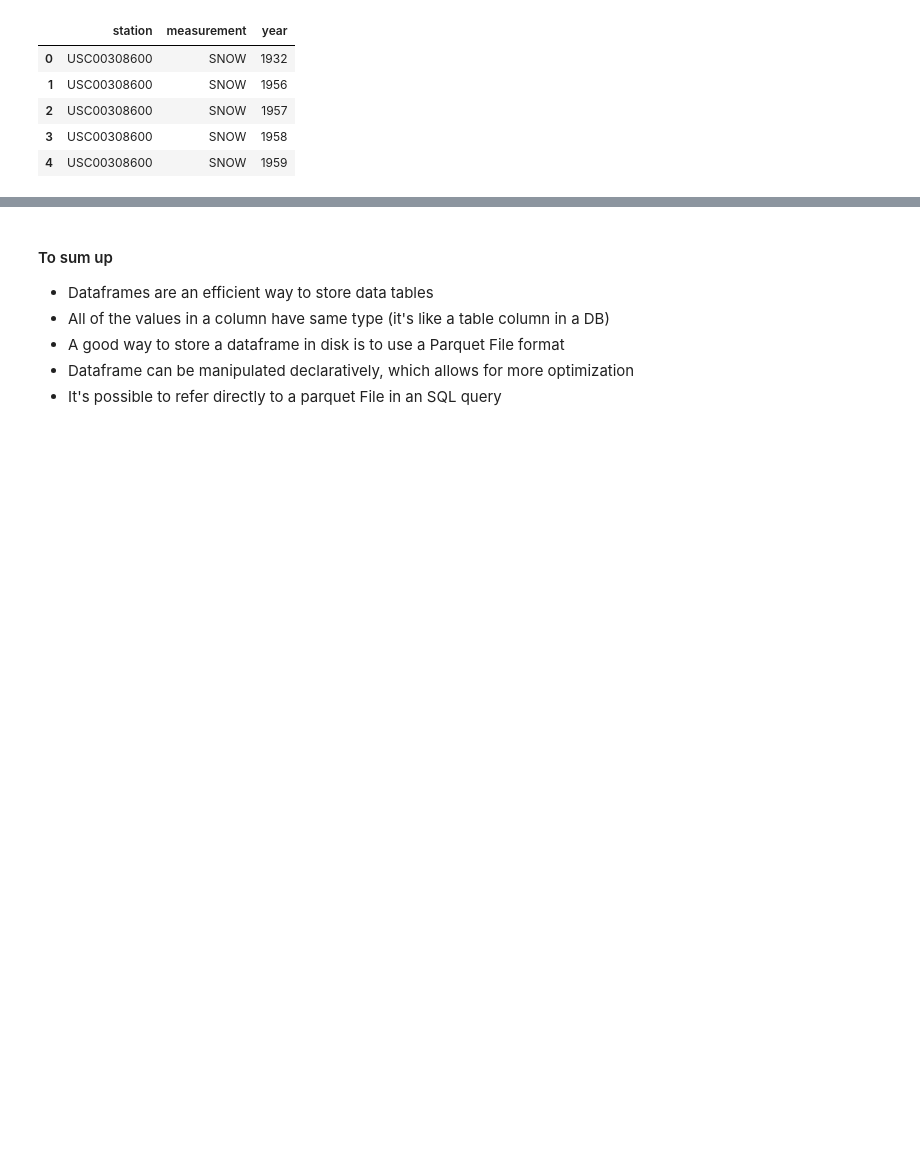
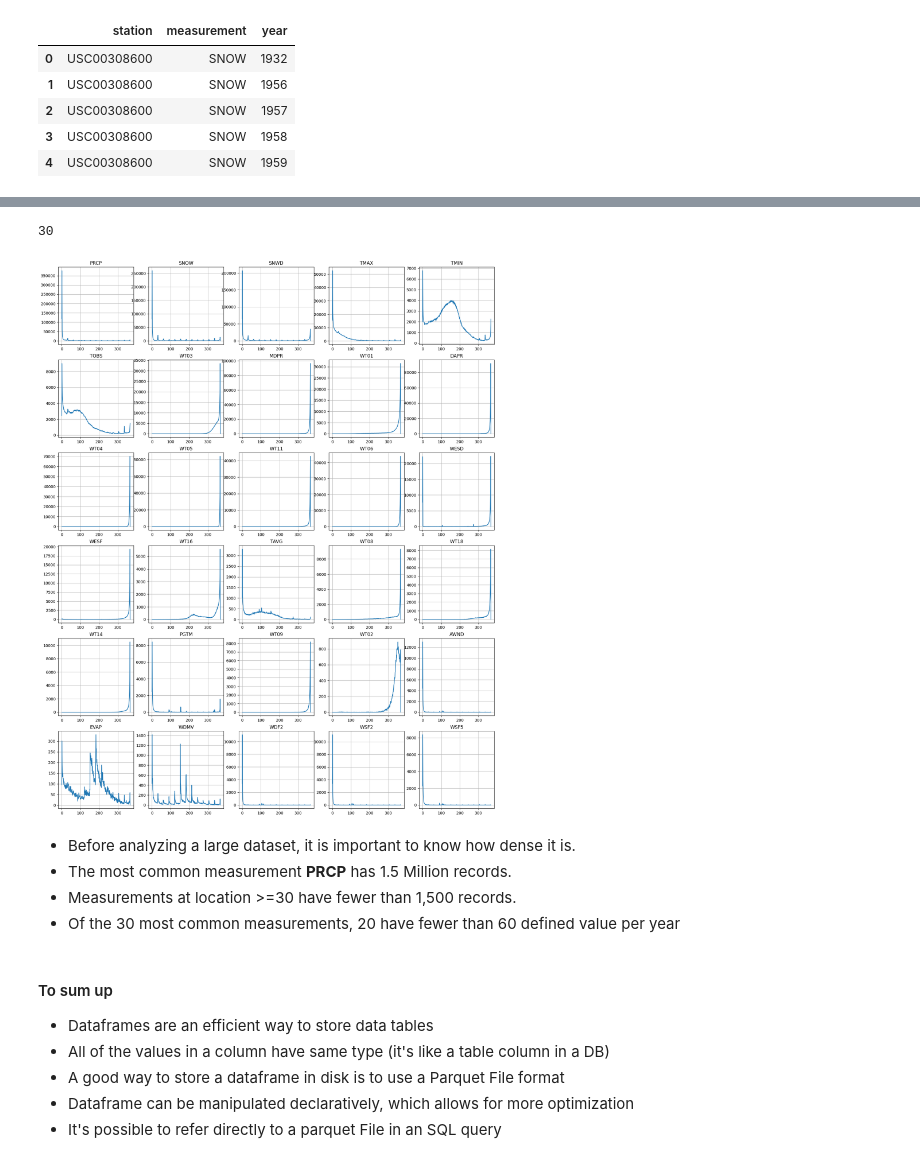
Before and after one commit to abdoufermat5/spark-path, a Jupyter notebook: notebooks/notebook-1.ipynb, the cells around one changed output, grey strips where cells are left out. Saved outputs shown, nothing was run; the diff lists cells and outputs as text; code cells hidden in the pictures; blank space fills up the shorter version.

```diff
--- a/notebooks/notebook-1.ipynb
+++ b/notebooks/notebook-1.ipynb
@@ -490,0 +575,10 @@ WHERE measurement="SNOW"
+# %%
+# user defined function
+from pyspark.sql.functions import udf
+
+count_nan_udf = udf(count_nan, IntegerType())
+
+# add nan column
+weather_df = weather_df.withColumn("nan_no", count_nan_udf(weather_df.Values))
+# %%
+nan_rdd = weather_df.rdd
@@ -490,0 +593,10 @@ WHERE measurement="SNOW"
+# %%
+def map_to_hist(n):
+    a = np.zeros(367)
+    a[n] = 1
+    return a
+
+by_measurement = nan_rdd.map(lambda row: (row.Measurement, map_to_hist(row.nan_no)))
+# %%
+%%time
+hist = by_measurement.reduceByKey(lambda x, y: x+y).collect()
@@ -491,3 +607,30 @@ WHERE measurement="SNOW"
+# %%
+len(hist)
+# %% [output]
+30
+# %%
+import matplotlib.pyplot as plt
+
+h_dict = dict(hist)
+
+fig, axes = plt.subplots(6, 5, figsize = (20, 25))
+
+for i, name in enumerate(top30):
+    row = i // 5
+    col = i % 5
+    ax = axes[row][col]
+
+    ax.plot(h_dict[name])
+    ax.set_title(name)
+    ax.set_xticks([0, 100, 200, 300])
+    ax.grid()
+# %% [output]
+[figure, added]
+# %% [markdown]
+- Before analyzing a large dataset, it is important to know how dense it is.
+- The most common measurement **PRCP** has 1.5 Million records.
+- Measurements at location >=30 have fewer than 1,500 records.
+- Of the 30 most common measurements, 20 have fewer than 60 defined value per year
 # %% [markdown]
 #### To sum up
 
```
Also changed, not shown: parts of 24 cells of this notebook, 1 other file.
